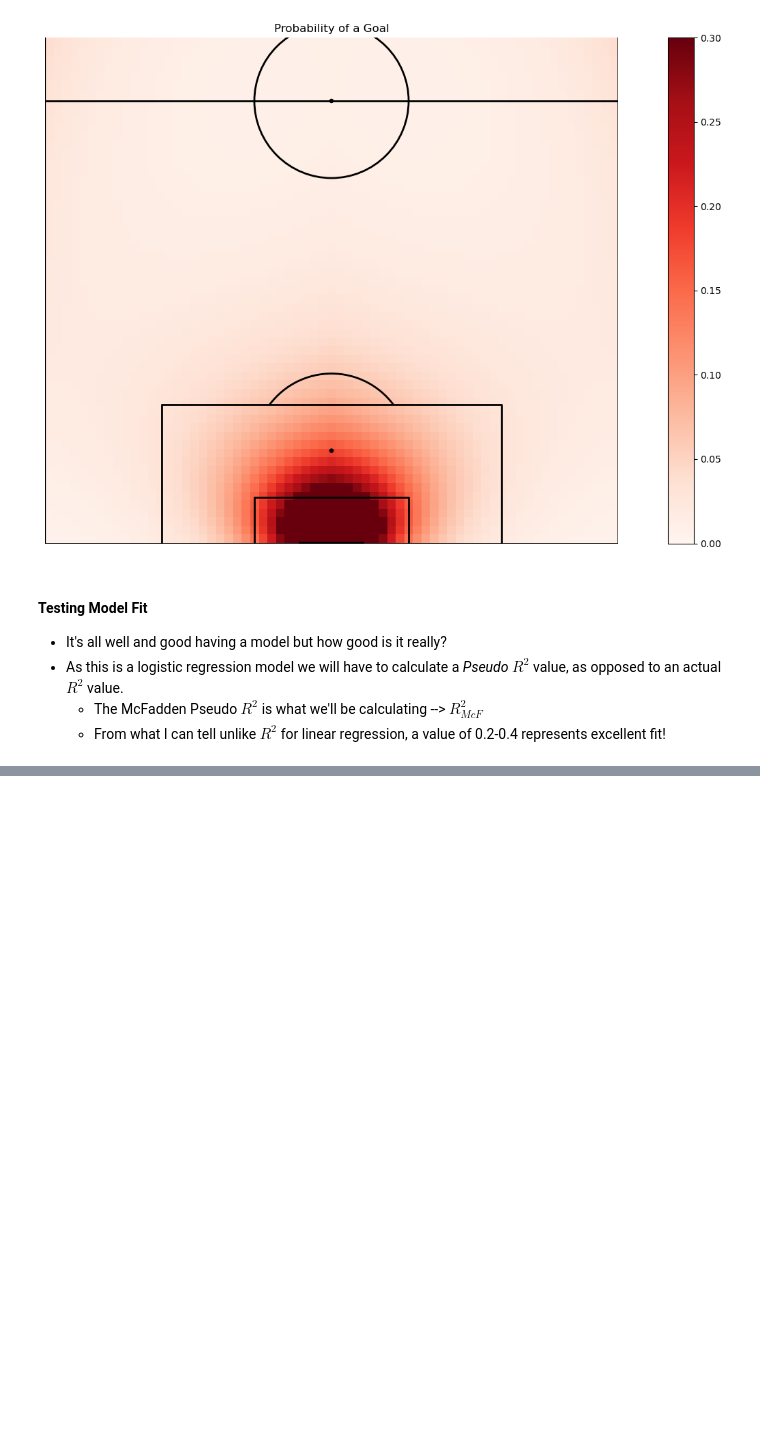
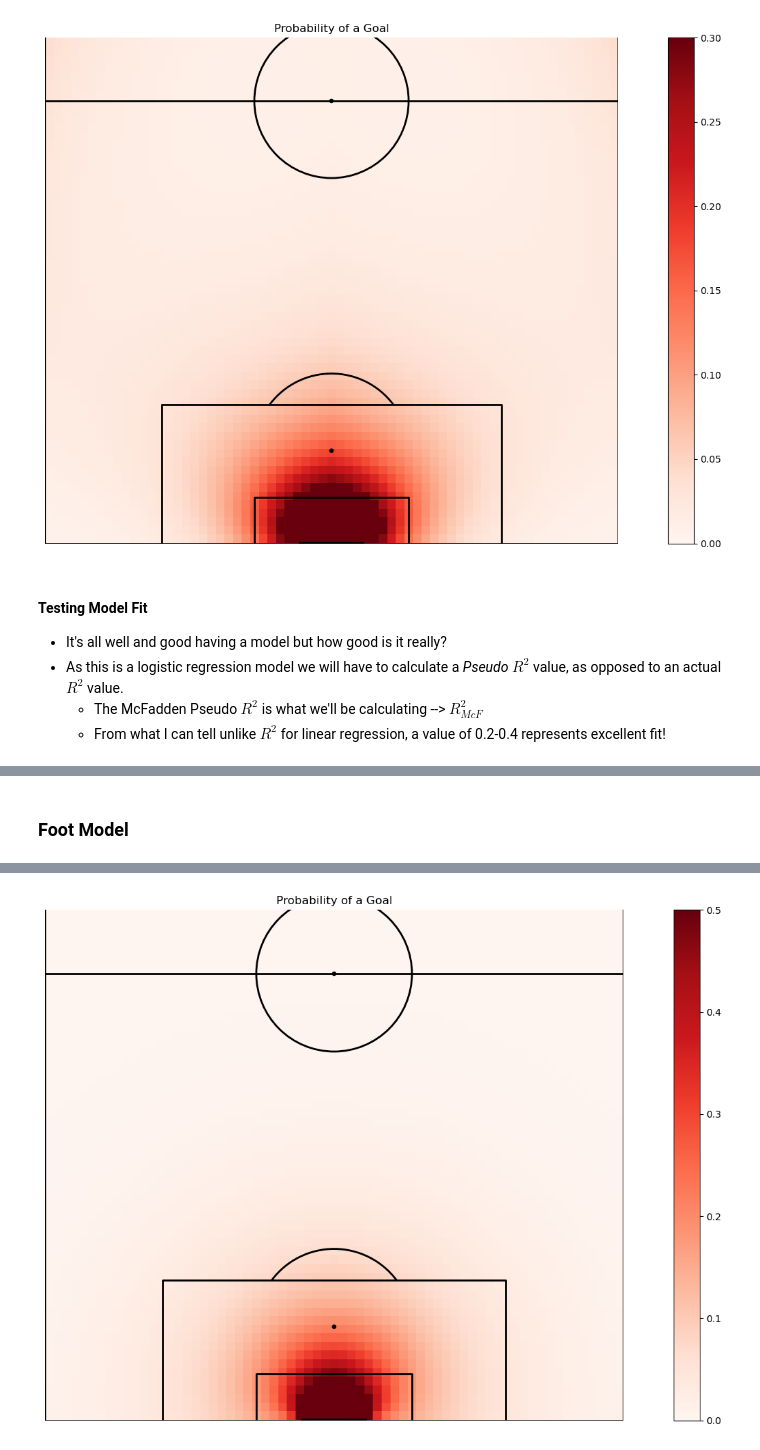
Before and after one commit to jimmybunter01/Soccermatics, a Jupyter notebook: Notebooks/2_Models/xG_modelling.ipynb, the cells around one changed output, grey strips where cells are left out. Cells and saved outputs as stored; diff of their text form; code cells hidden in the pictures; blank space fills up the shorter version.

Commit message:
Got model working and have completed the challegnes.

```diff
--- a/Notebooks/2_Models/xG_modelling.ipynb
+++ b/Notebooks/2_Models/xG_modelling.ipynb
@@ -497,0 +529,11 @@ for i, threshold in enumerate(np.arange(0, 1, 1 / num_obs)):
+# %%
+shots_df = train_df[train_df['subEventName'] == "Shot"].copy()
+shots_df["X"] = shots_df["positions"].apply(lambda cell: (100-cell[0]["x"]) * 105/100)
+shots_df["Y"] = shots_df["positions"].apply(lambda cell: cell[0]["y"] * 68/100)
+shots_df["C"] = shots_df["positions"].apply(lambda cell: abs(100-cell[0]["y"] - 50) * 68/100)
+
+shots_df["Distance"] = np.sqrt(shots_df["X"] ** 2 + shots_df["C"] ** 2)
+shots_df["Angle"] = np.where(np.arctan(7.32 * shots_df["X"] / (shots_df["X"] ** 2 + shots_df["C"] ** 2 - (7.32/2)**2)) > 0,  np.arctan(7.32 * shots_df["X"] /(shots_df["X"]**2 + shots_df["C"]**2 - (7.32/2)**2)), np.arctan(7.32 * shots_df["X"] /(shots_df["X"]**2 + shots_df["C"]**2 - (7.32/2)**2)) + np.pi)
+shots_df["Goal"] = shots_df["tags"].apply(lambda x: 1 if {"id":101} in x else 0).astype(object)
+shots_df["Head/Foot"] = shots_df["tags"].apply(lambda x: "Head" if {"id":403} in x else "Foot")
+shots_df
@@ -497,0 +554,63 @@ for i, threshold in enumerate(np.arange(0, 1, 1 / num_obs)):
+# %%
+foot_df = shots_df.loc[shots_df["Head/Foot"] == "Foot"]
+head_df = shots_df.loc[shots_df["Head/Foot"] == "Head"]
+# %% [markdown]
+### Foot Model
+# %%
+# foot_df["X2"] = foot_df['X']**2
+# foot_df["C2"] = foot_df['C']**2
+# foot_df["AX"]  = foot_df['Angle']*foot_df['X']
+
+# model_variables = "Angle + Distance + X + C + X2 + C2 + AX"
+model_variables = "Angle + Distance"
+test_model = smf.glm(formula=f"Goal ~ {model_variables}", data=foot_df, family=sm.families.Binomial()).fit()
+print(test_model.summary())
+
+b = test_model.params
+
+def calc_xG(shot):
+    bsum = b[0]
+    for i, variable in enumerate(model_variables.split(" + ")):
+        bsum = bsum + b[i+1] * shot[variable]
+
+    xG = 1/ (1 + np.exp(bsum))
+    return xG
+
+xG = foot_df.apply(calc_xG, axis=1)
+foot_df["xG"] = xG
+
+prob_goal_2d = np.zeros((68,68))
+
+for x in range(68):
+    for y in range(68):
+
+        shot = {}
+        a = np.arctan(7.32 * x / (x ** 2 + abs(y-68/2) ** 2 - (7.32/2) ** 2))
+        if a < 0:
+            a = np.pi + a
+
+        shot["Angle"] = a
+        shot["Distance"] = np.sqrt(x**2 + abs(y-68/2) ** 2)
+
+        # shot["D2"] = x**2 + abs(y-68/2) ** 2
+        # shot["X"] = x
+        # shot["AX"] = x*a
+        # shot["X2"] = x ** 2
+        # shot["C"] = abs(y-68/2)
+        # shot["C2"] = (y-68/2) ** 2
+
+        prob_goal_2d[x,y] = calc_xG(shot)
+
+pitch = VerticalPitch(line_color='black', half = True, pitch_type='custom', pitch_length=105, pitch_width=68, line_zorder = 2)
+fig, ax = pitch.draw(figsize=(15,8))
+pos = ax.imshow(prob_goal_2d, extent=[-1,68,68,-1], aspect="auto", cmap=plt.cm.Reds, vmin=0, vmax=0.5, zorder = 1)
+fig.colorbar(pos, ax=ax)
+
+ax.set_title("Probability of a Goal")
+
+plt.xlim((0,68))
+plt.ylim((0,60))
+plt.gca().set_aspect("equal", adjustable="box")
+
+plt.show();
+# %% [output]
@@ -497,0 +635 @@ for i, threshold in enumerate(np.arange(0, 1, 1 / num_obs)):
+[figure, added]
```
Also changed, not shown: parts of 21 cells of this notebook.
